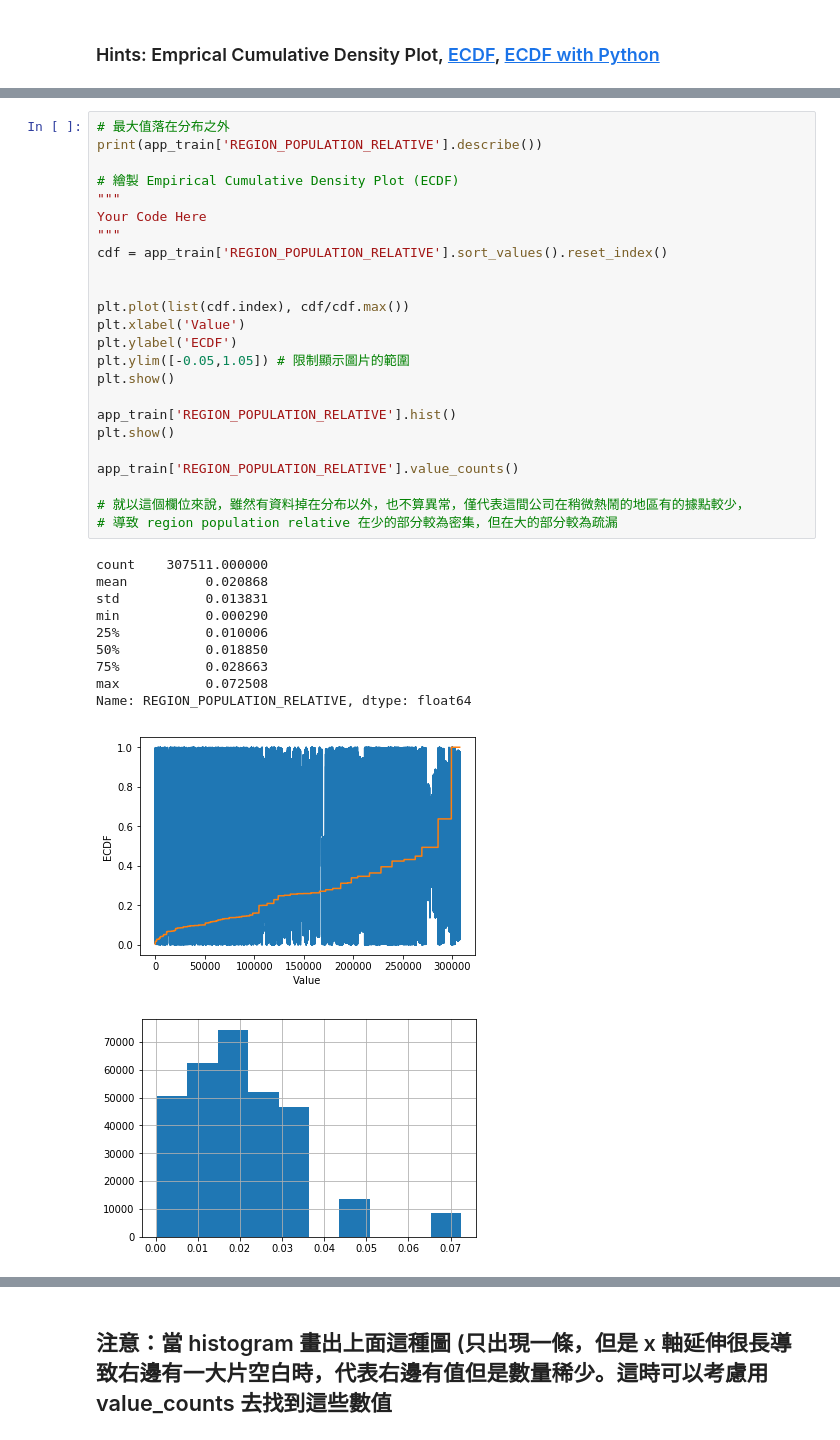
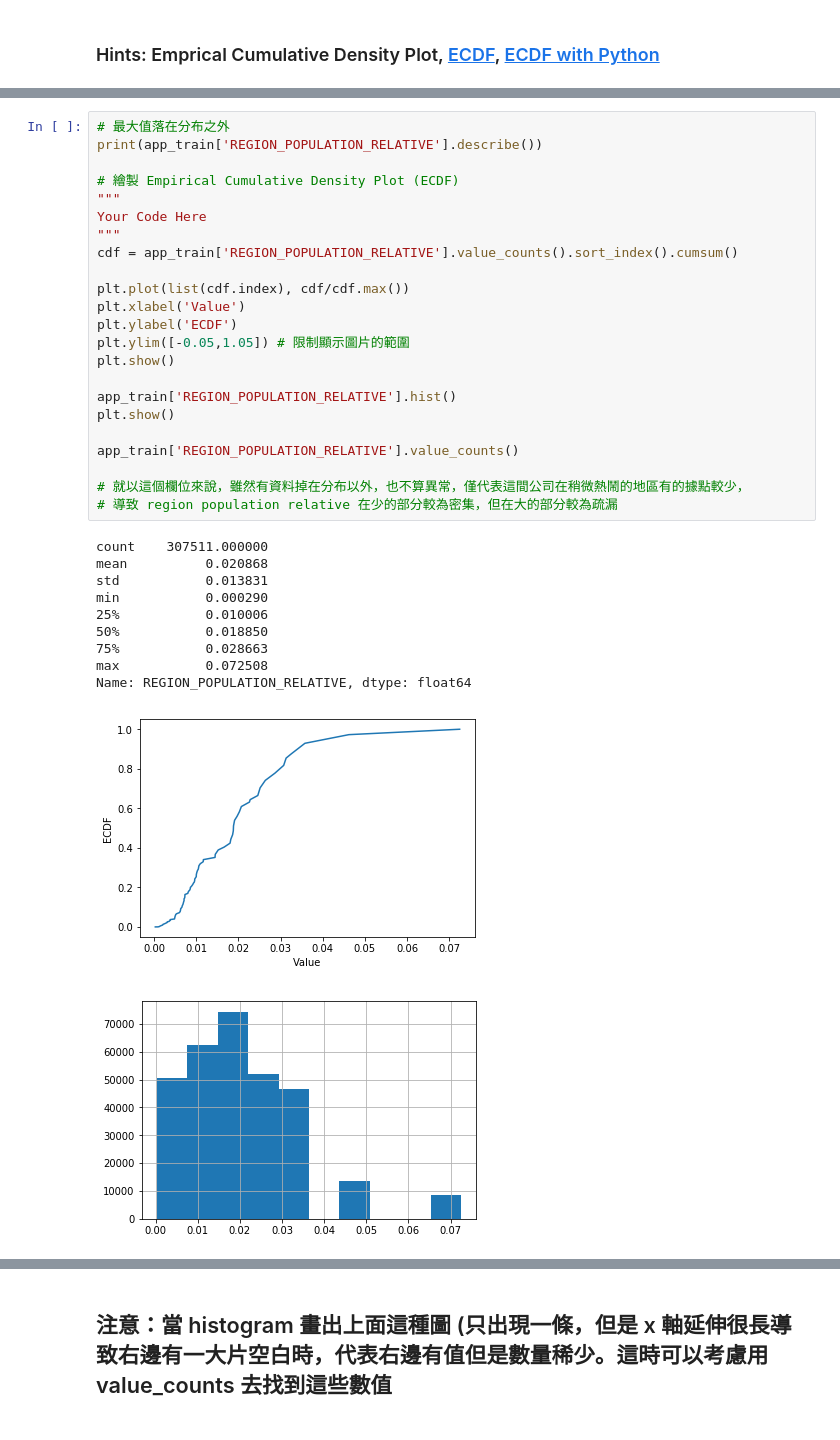
Before and after one commit to jcjcchang/2nd-ML100Days, a Jupyter notebook: homework/Day_006_HW.ipynb, the cells around one changed output, grey strips where cells are left out. Saved outputs shown, nothing was run; the diff lists cells and outputs as text.

```diff
--- a/homework/Day_006_HW.ipynb
+++ b/homework/Day_006_HW.ipynb
@@ -177,36 +170,35 @@ Name: AMT_INCOME_TOTAL, dtype: float64
 print(app_train['REGION_POPULATION_RELATIVE'].describe())
 
 # 繪製 Empirical Cumulative Density Plot (ECDF)
 """
 Your Code Here
 """
-cdf = app_train['REGION_POPULATION_RELATIVE'].sort_values().reset_index()
-
+cdf = app_train['REGION_POPULATION_RELATIVE'].value_counts().sort_index().cumsum()
 
 plt.plot(list(cdf.index), cdf/cdf.max())
 plt.xlabel('Value')
 plt.ylabel('ECDF')
 plt.ylim([-0.05,1.05]) # 限制顯示圖片的範圍
 plt.show()
 
 app_train['REGION_POPULATION_RELATIVE'].hist()
 plt.show()
 
 app_train['REGION_POPULATION_RELATIVE'].value_counts()
 
 # 就以這個欄位來說，雖然有資料掉在分布以外，也不算異常，僅代表這間公司在稍微熱鬧的地區有的據點較少，
 # 導致 region population relative 在少的部分較為密集，但在大的部分較為疏漏
 # %% [output]
 count    307511.000000
 mean          0.020868
 std           0.013831
 min           0.000290
 25%           0.010006
 50%           0.018850
 75%           0.028663
 max           0.072508
 Name: REGION_POPULATION_RELATIVE, dtype: float64
-[figure, old version]
+[figure, new version]
 [figure]
 0.035792    16408
 0.046220    13442
```
Also changed, not shown: parts of 4 cells of this notebook.
